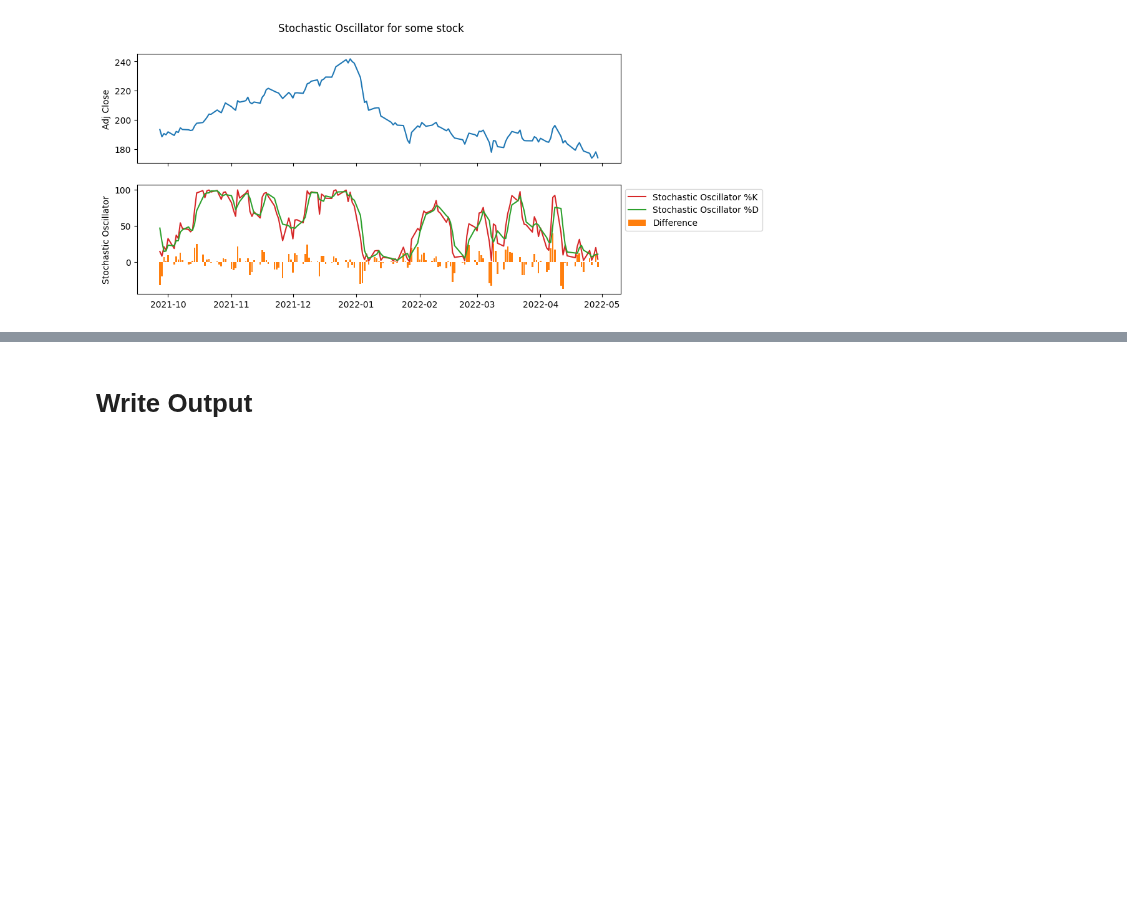
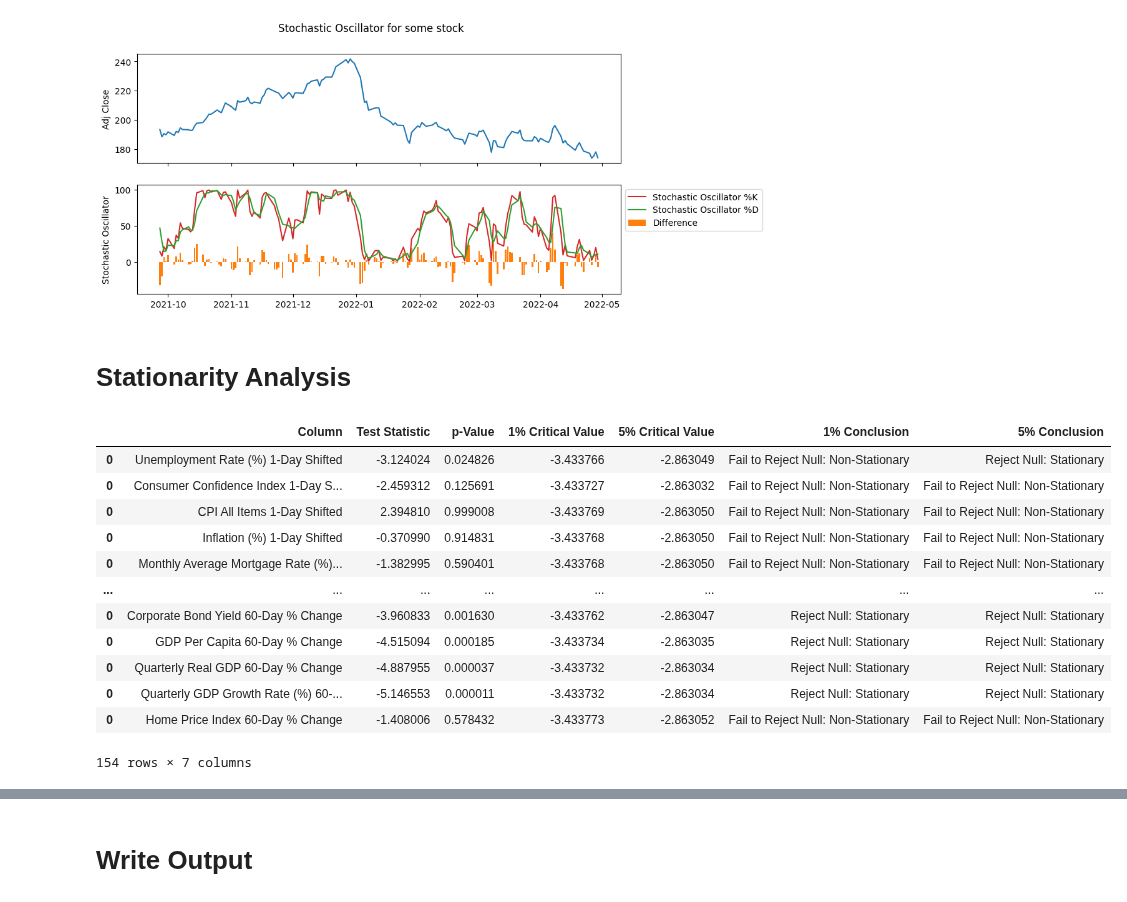
Before and after one commit to ed-churchill/ibm-ml-certificate, a Jupyter notebook: ibm-classification-feature-engineering.ipynb, the cells around one changed output, grey strips where cells are left out. Drawn from its saved outputs; the diff is of its cells as text; code cells hidden in the pictures; blank space fills up the shorter version.

```diff
--- a/ibm-classification-feature-engineering.ipynb
+++ b/ibm-classification-feature-engineering.ipynb
@@ -302,3 +302,5 @@ fig.suptitle('Stochastic Oscillator for some stock')
 plt.show()
 # %% [output]
 [figure]
+# %% [markdown]
+# Stationarity Analysis
@@ -304,0 +338,59 @@ plt.show()
+# %%
+##############################################
+# ADF Test for cols related to macro variables
+##############################################
+from statsmodels.tsa.stattools import adfuller
+
+# List of results dataframes
+results_dfs = []
+
+# Run tests for macro-related column
+for c in adf_cols_macro:
+    # Run test
+    result = adfuller(df_macro[c])
+
+    # Get test statistic
+    test_stat = result[0]
+
+    # Get p value
+    p_value = result[1]
+
+    # Get 1% and 5% critical values
+    c_1_percent_critical = result[4]['1%']
+    c_5_percent_critical = result[4]['5%']
+
+    # Get conclusion
+    c_1_percent_conclusion = 'Reject Null: Stationary' if p_value < 0.01 else 'Fail to Reject Null: Non-Stationary'
+    c_5_percent_conclusion = 'Reject Null: Stationary' if p_value < 0.05 else 'Fail to Reject Null: Non-Stationary'
+
+    # Construct rows for dataframe (one for price, one for volume)
+    row = {
+        'Column': [c],
+        'Test Statistic': [test_stat],
+        'p-Value': [p_value],
+        '1% Critical Value': [c_1_percent_critical],
+        '5% Critical Value': [c_5_percent_critical],
+        '1% Conclusion': [c_1_percent_conclusion],
+        '5% Conclusion': [c_5_percent_conclusion]
+    }
+
+    results_df = pd.DataFrame(row)
+    results_dfs.append(results_df)
+
+# Join results dataframes together
+results = pd.concat(results_dfs)
+results
+# %% [output]
+|  | Column | Test Statistic | p-Value | 1% Critical Value | 5% Critical Value | 1% Conclusion | 5% Conclusion |
+| 0 | Unemployment Rate (%) 1-Day Shifted | -3.124024 | 0.024826 | -3.433766 | -2.863049 | Fail to Reject Null: Non-Stationary | Reject Null: Stationary |
+| 0 | Consumer Confidence Index 1-Day S... | -2.459312 | 0.125691 | -3.433727 | -2.863032 | Fail to Reject Null: Non-Stationary | Fail to Reject Null: Non-Stationary |
+| 0 | CPI All Items 1-Day Shifted | 2.394810 | 0.999008 | -3.433769 | -2.863050 | Fail to Reject Null: Non-Stationary | Fail to Reject Null: Non-Stationary |
+| 0 | Inflation (%) 1-Day Shifted | -0.370990 | 0.914831 | -3.433768 | -2.863050 | Fail to Reject Null: Non-Stationary | Fail to Reject Null: Non-Stationary |
+| 0 | Monthly Average Mortgage Rate (%)... | -1.382995 | 0.590401 | -3.433768 | -2.863050 | Fail to Reject Null: Non-Stationary | Fail to Reject Null: Non-Stationary |
+| ... | ... | ... | ... | ... | ... | ... | ... |
+| 0 | Corporate Bond Yield 60-Day % Change | -3.960833 | 0.001630 | -3.433762 | -2.863047 | Reject Null: Stationary | Reject Null: Stationary |
+| 0 | GDP Per Capita 60-Day % Change | -4.515094 | 0.000185 | -3.433734 | -2.863035 | Reject Null: Stationary | Reject Null: Stationary |
+| 0 | Quarterly Real GDP 60-Day % Change | -4.887955 | 0.000037 | -3.433732 | -2.863034 | Reject Null: Stationary | Reject Null: Stationary |
+| 0 | Quarterly GDP Growth Rate (%) 60-... | -5.146553 | 0.000011 | -3.433732 | -2.863034 | Reject Null: Stationary | Reject Null: Stationary |
+| 0 | Home Price Index 60-Day % Change | -1.408006 | 0.578432 | -3.433773 | -2.863052 | Fail to Reject Null: Non-Stationary | Fail to Reject Null: Non-Stationary |
+154 rows × 7 columns
```
Also changed, not shown: parts of 5 cells of this notebook.
